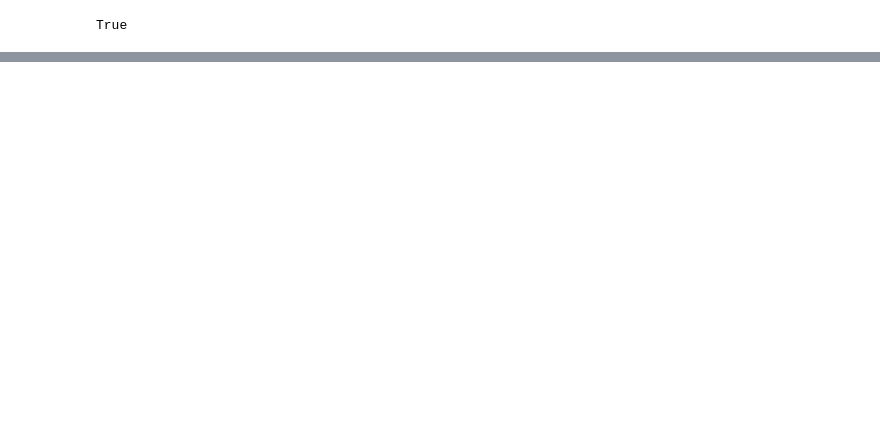
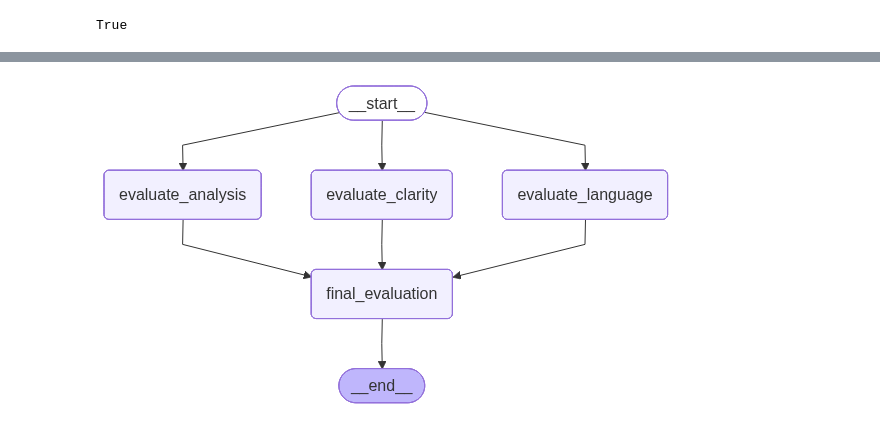
Before and after one commit to Ahmed-2003-khan/langgraph_practice, a Jupyter notebook: upsc_essay_workflow.ipynb, the cells around one changed output, grey strips where cells are left out. Drawn from its saved outputs; the diff is of its cells as text; code cells hidden in the pictures; blank space fills up the shorter version.

```diff
--- a/upsc_essay_workflow.ipynb
+++ b/upsc_essay_workflow.ipynb
@@ -28,0 +47,45 @@ structured_model.invoke(prompt).feedback
+# %%
+def evaluate_analysis(state: UPSCState):
+    prompt = f'Evaluate the depth of analysis of the following essay and provide feedback and a score between 0 and 10:\n\n{state["essay"]}'
+    analysis_feedback = structured_model.invoke(prompt)
+    return {
+        'analyisis_feedback': analysis_feedback.feedback,
+        'individual_scores': [analysis_feedback.score]
+    }
+# %%
+def evaluate_clarity(state: UPSCState):
+    prompt = f'Evaluate the clarity of thought of the following essay and provide feedback and a score between 0 and 10:\n\n{state["essay"]}'
+    clarity_feedback = structured_model.invoke(prompt)
+    return {
+        'clarity_feedback': clarity_feedback.feedback,
+        'individual_scores': [clarity_feedback.score]
+    }
+# %%
+def final_evaluation(state: UPSCState):
+    prompt = f'Based on the following feedbacks, create a summarized feedback \n Language Feedback: {state["language_feedback"]}\n Analysis Feedback: {state["analyisis_feedback"]}\n Clarity Feedback: {state["clarity_feedback"]}.'
+    overall_feedback = model.invoke(prompt).content
+
+    avg_score = sum(state['individual_scores']) / len(state['individual_scores'])
+
+    return {'overall_feedback': overall_feedback, 'avg_score': avg_score}
+# %%
+graph = StateGraph(UPSCState)
+
+graph.add_node('evaluate_language', evaluate_language)
+graph.add_node('evaluate_analysis', evaluate_analysis)
+graph.add_node('evaluate_clarity', evaluate_clarity)
+graph.add_node('final_evaluation', final_evaluation)
+
+graph.add_edge(START, 'evaluate_language')
+graph.add_edge(START, 'evaluate_analysis')
+graph.add_edge(START, 'evaluate_clarity')
+
+graph.add_edge('evaluate_language', 'final_evaluation')
+graph.add_edge('evaluate_analysis', 'final_evaluation')
+graph.add_edge('evaluate_clarity', 'final_evaluation')
+graph.add_edge('final_evaluation', END)
+
+workflow = graph.compile()
+workflow
+# %% [output]
+[figure, added]
```
Also changed, not shown: parts of 6 cells of this notebook, 1 other file.
